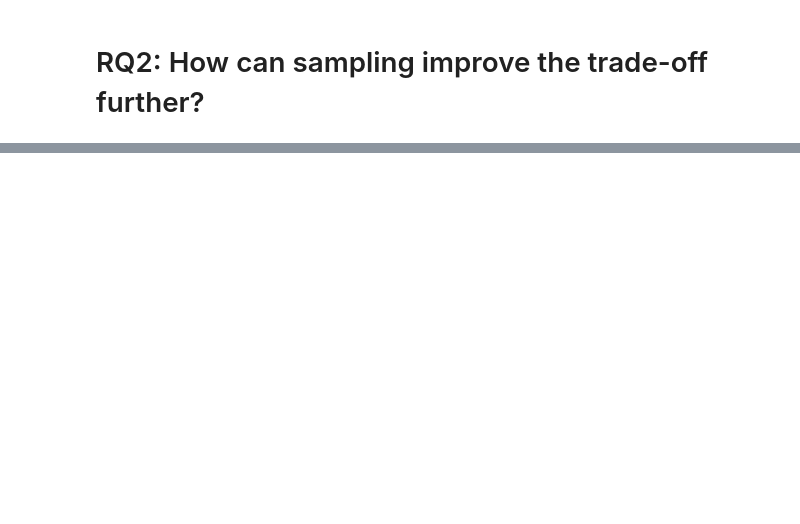
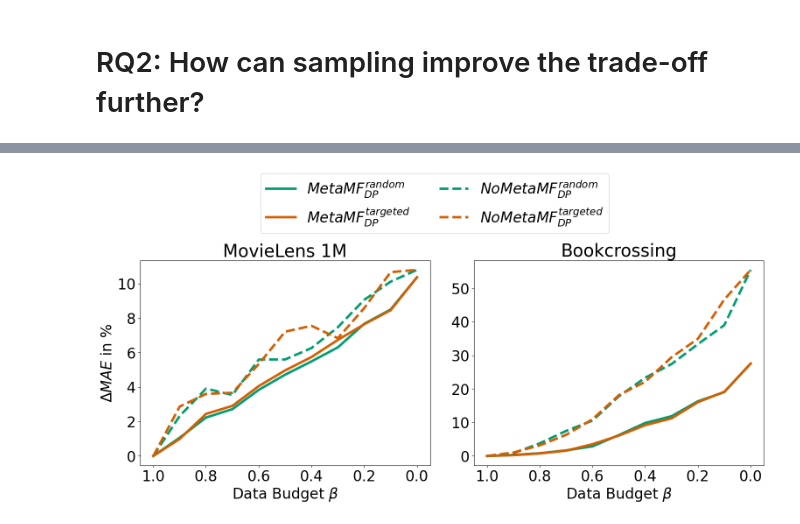
Before and after one commit to pmuellner/MetaTargetedDP, a Jupyter notebook: results/analysis.ipynb, the cells around one changed output, grey strips where cells are left out. Cells and saved outputs as stored; diff of their text form; code cells hidden in the pictures; blank space fills up the shorter version.

```diff
--- a/results/analysis.ipynb
+++ b/results/analysis.ipynb
@@ -266,0 +291,76 @@ plt.show()
+# %%
+import matplotlib.pyplot as plt
+
+fig, axes = plt.subplots(1, 2, figsize=(16, 7))
+
+# ------------------ LEFT: ML1M ------------------
+ax = axes[0]
+
+meta = ml1m_results_df[ml1m_results_df["recsys"] == "MetaMF"]
+random01 = add_baseline(meta, method="random_dp", e=0.1)
+bsl_nodp = random01[random01["b"] == 1.0]["test_mae"].values
+l1, = ax.plot(random01["b"], 100*(random01["test_mae"] - bsl_nodp) / bsl_nodp,
+              label=r"$MetaMF_{DP}^{random}$", c="C1", linewidth=4)
+
+ister01 = add_baseline(meta, method="ister_dp", e=0.1)
+l2, = ax.plot(ister01["b"], 100*(ister01["test_mae"] - bsl_nodp) / bsl_nodp,
+              label=r"$MetaMF_{DP}^{targeted}$", c="C2", linewidth=4)
+
+nometa = ml1m_results_df[ml1m_results_df["recsys"] == "NoMetaMF"]
+random01 = add_baseline(nometa, method="random_dp", e=0.1)
+bsl_nodp = random01[random01["b"] == 1.0]["test_mae"].values
+l3, = ax.plot(random01["b"], 100*(random01["test_mae"] - bsl_nodp) / bsl_nodp,
+              label=r"$NoMetaMF_{DP}^{random}$", c="C1", linestyle="dashed", linewidth=4)
+
+ister01 = add_baseline(nometa, method="ister_dp", e=0.1)
+l4, = ax.plot(ister01["b"], 100*(ister01["test_mae"] - bsl_nodp) / bsl_nodp,
+              label=r"$NoMetaMF_{DP}^{targeted}$", c="C2", linestyle="dashed", linewidth=4)
+
+ax.invert_xaxis()
+ax.set_title("MovieLens 1M")
+ax.set_xlabel(r"Data Budget $\beta$")
+ax.set_ylabel(r"$\Delta MAE$ in $\%$")
+
+
+# ------------------ RIGHT: BX ------------------
+ax = axes[1]
+
+meta = bx_results_df[bx_results_df["recsys"] == "MetaMF"]
+random01 = add_baseline(meta, method="random_dp", e=0.1)
+bsl_nodp = random01[random01["b"] == 1.0]["test_mae"].values
+ax.plot(random01["b"], 100*(random01["test_mae"] - bsl_nodp) / bsl_nodp,
+        c="C1", linewidth=4)
+
+ister01 = add_baseline(meta, method="ister_dp", e=0.1)
+ax.plot(ister01["b"], 100*(ister01["test_mae"] - bsl_nodp) / bsl_nodp,
+        c="C2", linewidth=4)
+
+nometa = bx_results_df[bx_results_df["recsys"] == "NoMetaMF"]
+random01 = add_baseline(nometa, method="random_dp", e=0.1)
+bsl_nodp = random01[random01["b"] == 1.0]["test_mae"].values
+ax.plot(random01["b"], 100*(random01["test_mae"] - bsl_nodp) / bsl_nodp,
+        c="C1", linestyle="dashed", linewidth=4)
+
+ister01 = add_baseline(nometa, method="ister_dp", e=0.1)
+ax.plot(ister01["b"], 100*(ister01["test_mae"] - bsl_nodp) / bsl_nodp,
+        c="C2", linestyle="dashed", linewidth=4)
+
+ax.invert_xaxis()
+ax.set_title("Bookcrossing")
+ax.set_xlabel(r"Data Budget $\beta$")
+
+
+# ------------------ SHARED LEGEND ------------------
+fig.legend([l1, l2, l3, l4],
+           [l.get_label() for l in [l1, l2, l3, l4]],
+           loc="upper center",
+           ncol=2,
+           bbox_to_anchor=(0.5, 1.15))
+
+# leave space for legend
+plt.tight_layout(rect=[0, 0, 1, 0.95])
+
+plt.savefig("figures/combined_sampling.png", dpi=300, bbox_inches="tight")
+plt.show()
+# %% [output]
+[figure, added]
```
Also changed, not shown: parts of 23 cells of this notebook, 14 other files.
